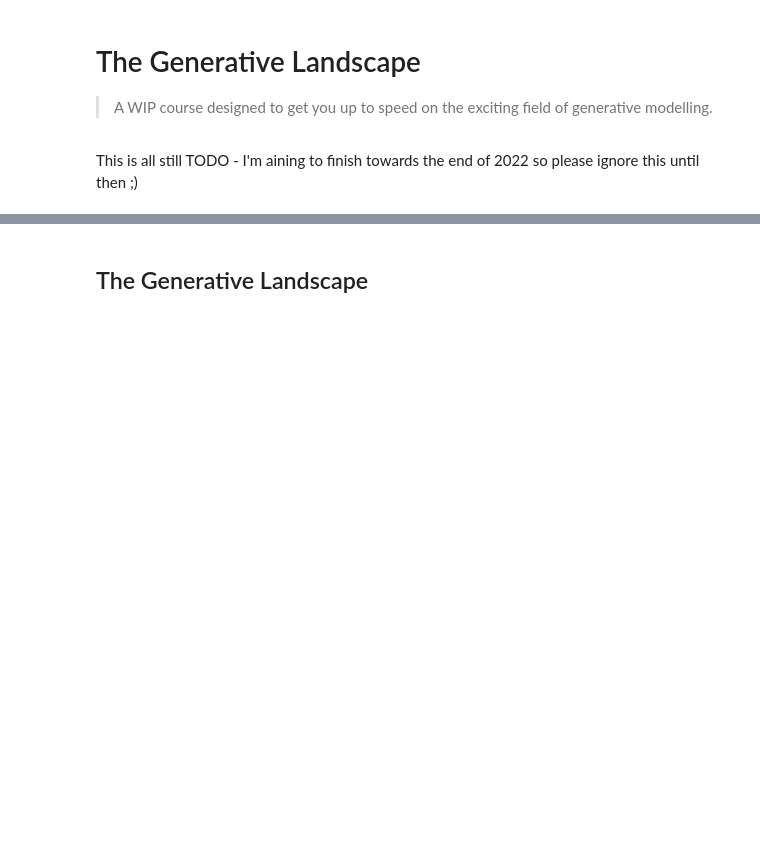
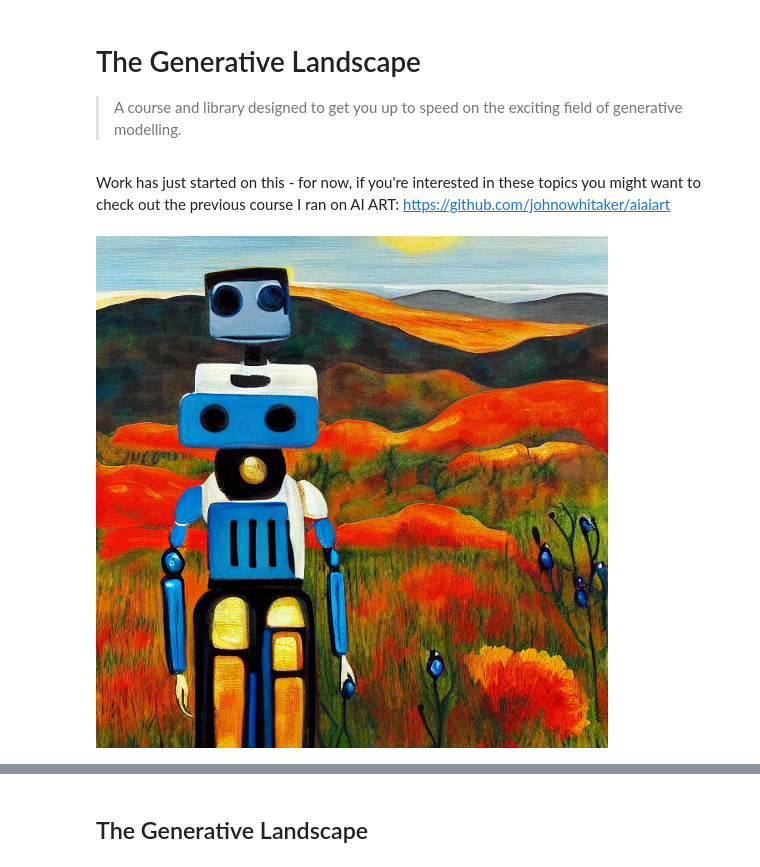
Before and after one commit to johnowhitaker/tglcourse, a Jupyter notebook: index.ipynb, the cells around one changed output, grey strips where cells are left out. Drawn from its saved outputs; the diff is of its cells as text; code cells hidden in the pictures; blank space fills up the shorter version.

```diff
--- a/index.ipynb
+++ b/index.ipynb
@@ -4,9 +4,14 @@ from genai.core import *
 # %% [markdown]
 # The Generative Landscape
 
-> A WIP course designed to get you up to speed on the exciting field of generative modelling.
+> A course and library designed to get you up to speed on the exciting field of generative modelling.
-# %% [markdown]
-This is all still TODO - I'm aining to finish towards the end of 2022 so please ignore this until then ;)
+# %% [markdown]
+Work has just started on this - for now, if you're interested in these topics you might want to check out the previous course I ran on AI ART: https://github.com/johnowhitaker/aiaiart
+# %%
+#|hide_code << TODO find right directive
+load_image_pil('images/a painting of a robot artist standing in a generative landscape.png')
+# %% [output]
+[figure, added]
 # %% [markdown]
 ## Curriculum plan
 
```
Also changed, not shown: parts of 4 cells of this notebook, 11 other files.
